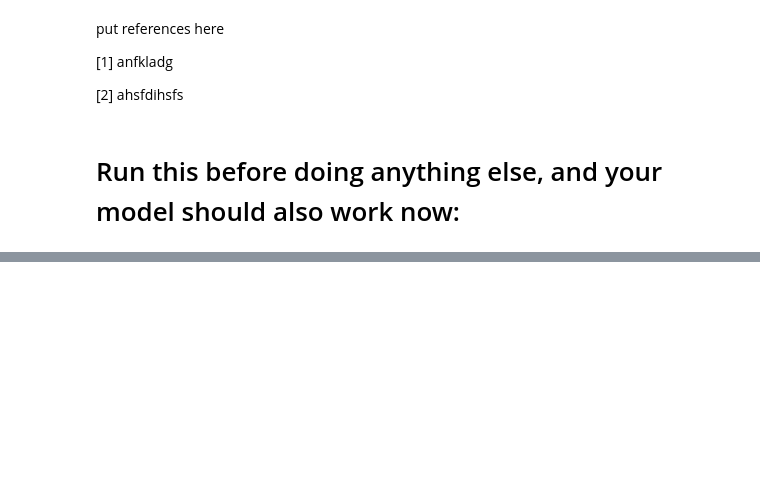
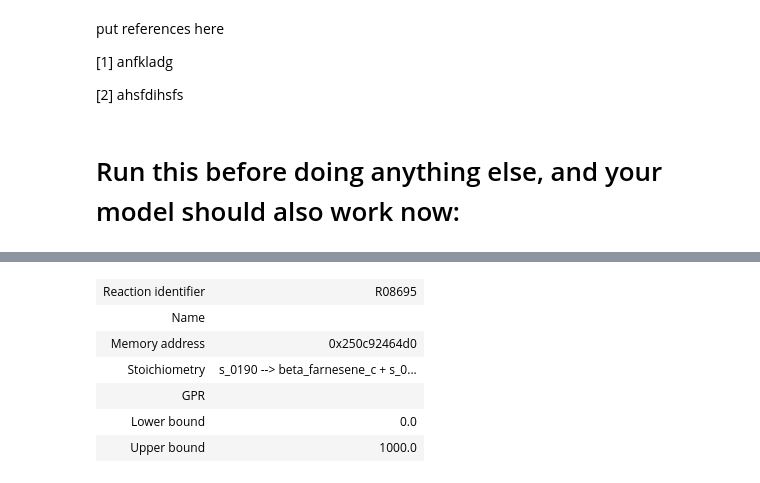
Before and after one commit to 27410/group-assingment-team-4, a Jupyter notebook: yeast-GEM-8.7.0/Report.ipynb, the cells around one changed output, grey strips where cells are left out. Drawn from its saved outputs; the diff is of its cells as text; code cells hidden in the pictures; blank space fills up the shorter version.

```diff
--- a/yeast-GEM-8.7.0/Report.ipynb
+++ b/yeast-GEM-8.7.0/Report.ipynb
@@ -114,0 +153,8 @@ model
+# %%
+medium = model.medium
+with model:
+   medium['r_1714']=1.
+   medium['r_4733']=0
+   model.medium = medium
+   solution = model.optimize()
+   print(solution.fluxes["r_2111"])
@@ -114,0 +207,17 @@ model
+# %%
+Beta_farnesene_synthase_reaction = Reaction('R08695')
+Beta_farnesene = Metabolite(name='Beta-farnesene',id='beta_farnesene_c',compartment='c')
+Beta_farnesene_synthase_gene = Gene(id='R08695',name='G_R08695',functional=True,)
+Beta_farnesene_synthase_reaction.add_metabolites({model.metabolites.s_0190: -1,
+                                                  model.metabolites.s_0633: 1,
+                                                  Beta_farnesene: 1 # our product
+                                                  })
+Beta_farnesene_synthase_reaction
+# %% [output]
+| Reaction identifier | R08695 |
+| Name |  |
+| Memory address | 0x250c92464d0 |
+| Stoichiometry | s_0190 --> beta_farnesene_c + s_0... |
+| GPR |  |
+| Lower bound | 0.0 |
+| Upper bound | 1000.0 |
```
Also changed, not shown: parts of 20 cells of this notebook, 1 other file.
